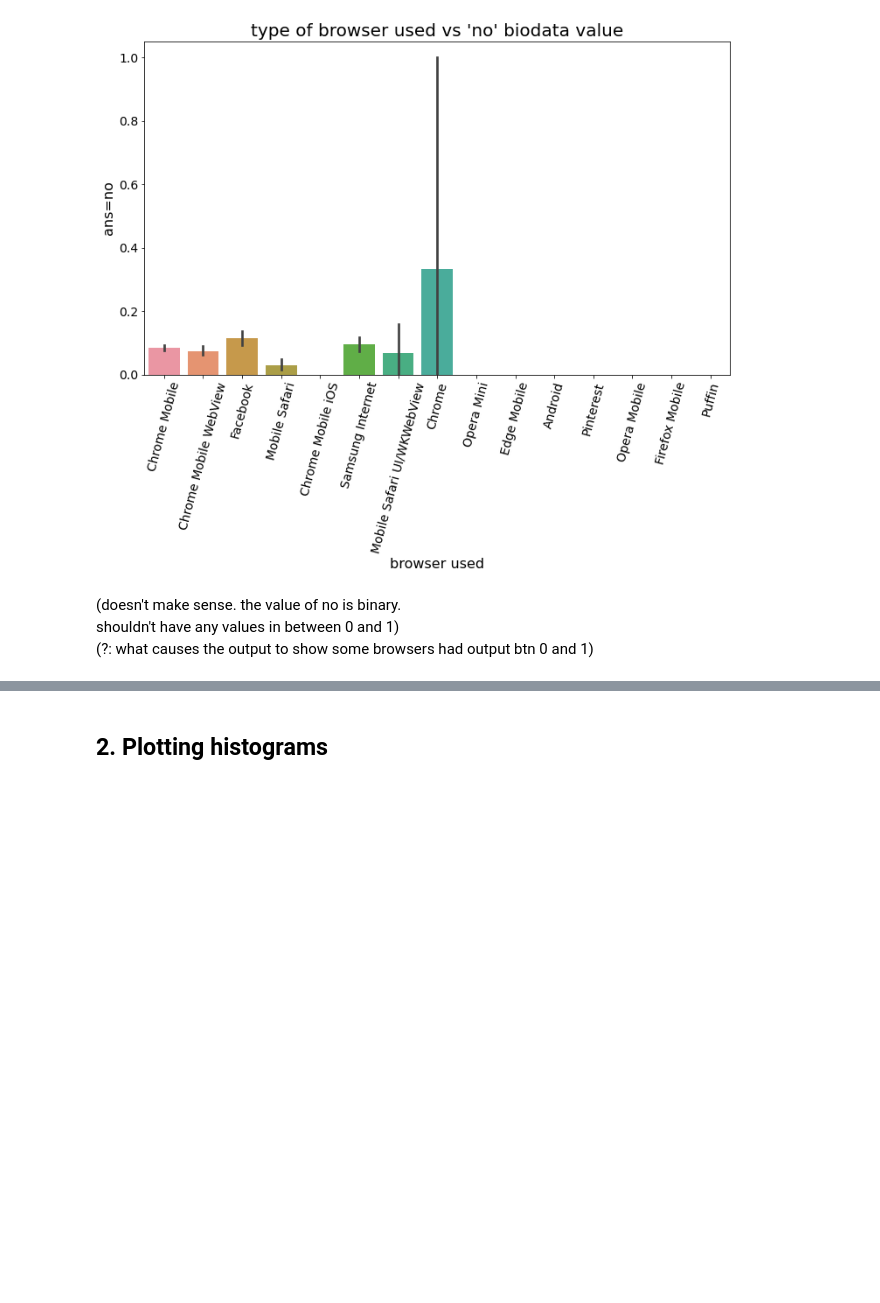
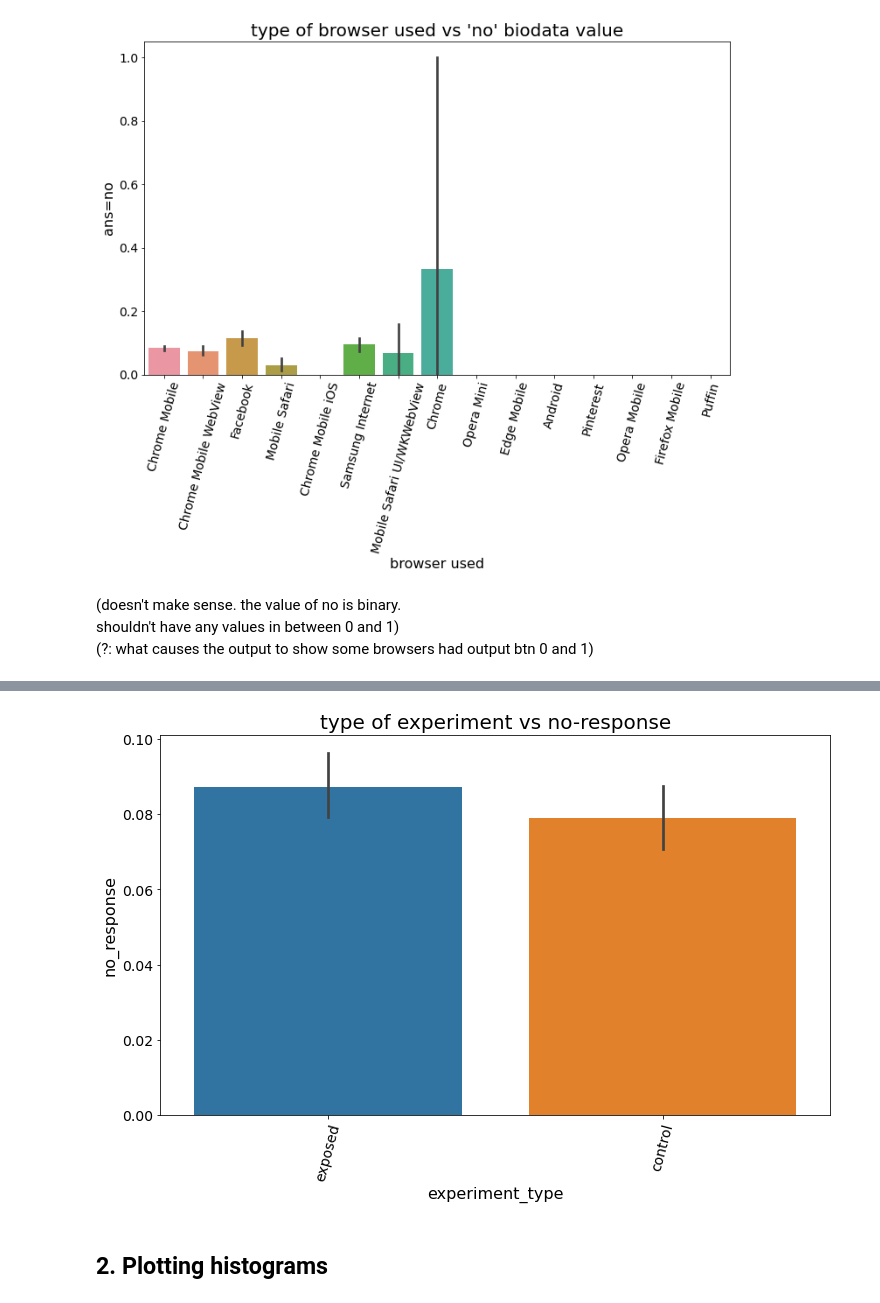
Before and after one commit to Group-6-10Academy/smart_ad_ABtesting, a Jupyter notebook: notebooks/EDA.ipynb, the cells around one changed output, grey strips where cells are left out. Drawn from its saved outputs; the diff is of its cells as text; code cells hidden in the pictures; blank space fills up the shorter version.

```diff
--- a/notebooks/EDA.ipynb
+++ b/notebooks/EDA.ipynb
@@ -100,3 +99,7 @@ TypeError: Neither the `x` nor `y` variable appears to be numeric.
+# %%
+my_plot.plot_bar(my_plot, raw, 'experiment', 'no', "type of experiment vs no-response", "experiment_type", "no_response")
+# %% [output]
+[figure, added]
 # %% [markdown]
 ## 2. Plotting histograms
 # %%
```
Also changed, not shown: parts of 1 cell of this notebook.
